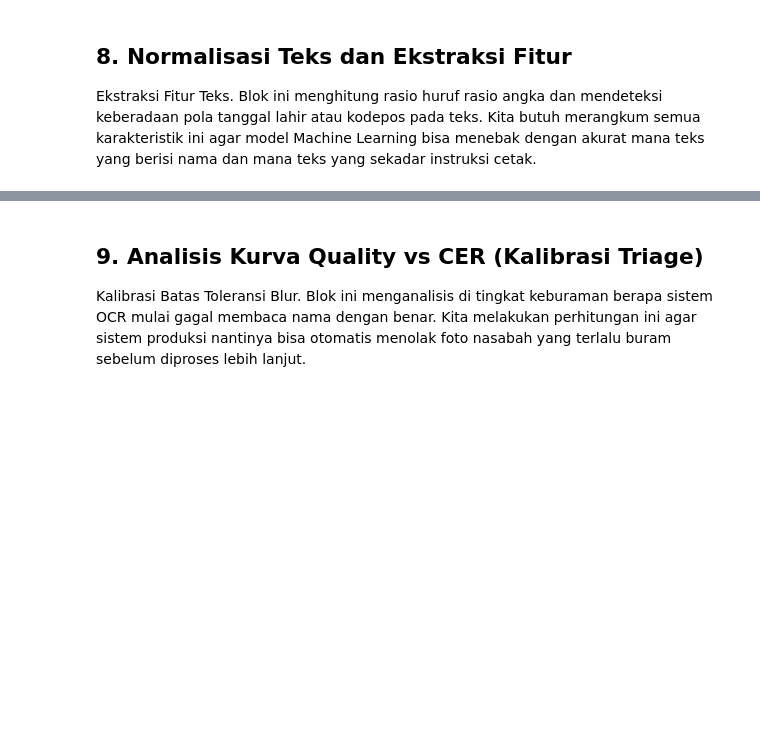
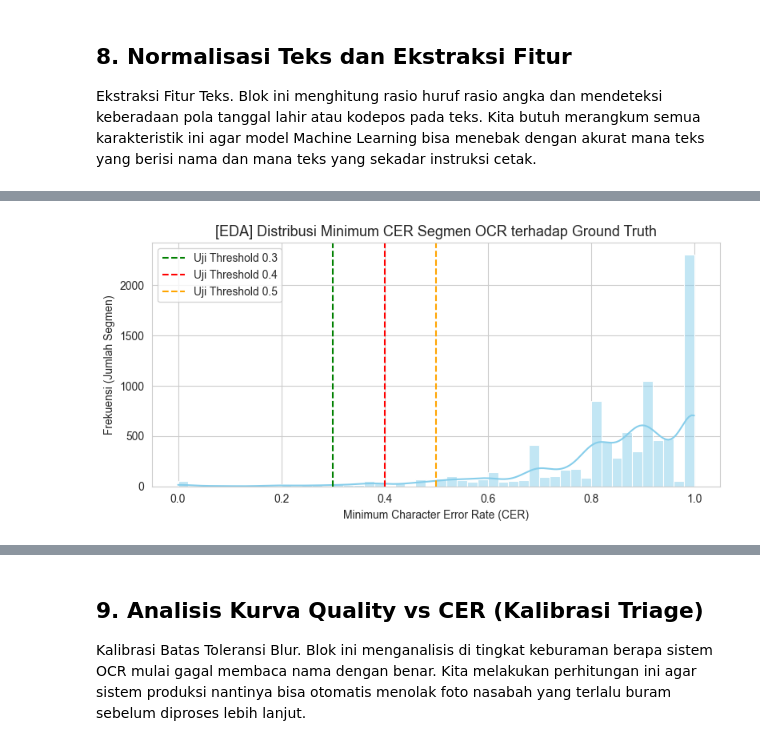
Before and after one commit to marimoria/IdentityCardOCR, a Jupyter notebook: 2_Feature_Engineering_Lib.ipynb, the cells around one changed output, grey strips where cells are left out. Drawn from its saved outputs; the diff is of its cells as text; code cells hidden in the pictures; blank space fills up the shorter version.

```diff
--- a/2_Feature_Engineering_Lib.ipynb
+++ b/2_Feature_Engineering_Lib.ipynb
@@ -414,9 +431,53 @@ def _has_bin(t):      return int(any(k in t.upper() for k in ['BIN ','BINTI ','A
 def _alpha_ratio(t):  return sum(c.isalpha() for c in str(t)) / max(len(str(t)), 1)
 def _digit_ratio(t):  return sum(c.isdigit() for c in str(t)) / max(len(str(t)), 1)
 
+print("Melakukan pre-pass untuk uji sensitivitas threshold CER...")
+
+cer_distributions = []
+
+for _, row in tqdm(master_df.iterrows(), total=len(master_df), desc="Scanning CER"):
+    fname = row['filename']
+    if fname not in raw_ocr_results:
+        continue
+
+    texts = raw_ocr_results[fname]['texts']
+    ref_addr = str(row['address']) if pd.notna(row['address']) else ''
+
+    for txt in texts:
+        cer_name = compute_cer(txt, str(row['name']))
+        cer_dob  = compute_cer(txt, str(row['birth_date']))
+        cer_addr = compute_cer(txt, ref_addr) if ref_addr else 1.0
+
+        # Simpan nilai jarak terdekat (min_cer) untuk setiap potongan teks
+        min_cer = min(cer_name, cer_dob, cer_addr)
+        cer_distributions.append(min_cer)
+
+df_cer_dist = pd.DataFrame({'min_cer': cer_distributions})
+
+test_thresholds = [0.3, 0.4, 0.5]
+print("\nProporsi segmen yang dipertahankan sebagai 'Signal' (Bukan 'Other'):")
+for t in test_thresholds:
+    signal_ratio = (df_cer_dist['min_cer'] < t).mean() * 100
+    print(f"Threshold {t:.1f} -> {signal_ratio:.2f}% segmen berhasil dilabeli")
+
+# Visualisasi Distribusi (Mencari titik lembah / valley)
+fig, ax = plt.subplots(figsize=(8, 4))
+sns.histplot(df_cer_dist['min_cer'], bins=50, kde=True, ax=ax, color='skyblue')
+for t, color in zip(test_thresholds, ['green', 'red', 'orange']):
+    ax.axvline(x=t, color=color, linestyle='--', label=f'Uji Threshold {t}')
+ax.set_title('[EDA] Distribusi Minimum CER Segmen OCR terhadap Ground Truth')
+ax.set_xlabel('Minimum Character Error Rate (CER)')
+ax.set_ylabel('Frekuensi (Jumlah Segmen)')
+ax.legend()
+plt.tight_layout()
+plt.show()
+
+VALIDATED_CER_THRESHOLD = 0.4
+
 segment_data = []
 
 print("Mengekstrak fitur teks...")
+
 for _, row in tqdm(master_df.iterrows(), total=len(master_df)):
     fname = row['filename']
     if fname not in raw_ocr_results:
@@ -430,8 +491,11 @@ for _, row in tqdm(master_df.iterrows(), total=len(master_df)):
     ref_addr   = str(row['address']) if pd.notna(row['address']) else ''
 
     for seg_idx, (txt, conf, box) in enumerate(zip(texts, scores, boxes)):
-        overlap_name = compute_token_overlap(txt, str(row['name']))
-        overlap_addr = compute_token_overlap(txt, ref_addr) if ref_addr else 0.0
+        cer_name = compute_cer(txt, str(row['name']))
+        cer_dob  = compute_cer(txt, str(row['birth_date']))
+        cer_addr = compute_cer(txt, ref_addr) if ref_addr else 1.0
+
+        min_cer = min(cer_name, cer_dob, cer_addr)
 
         # Tanggal lahir pada MyKad tergabung dalam NRIC (YYMMDD-PB-###X). Kita pakai fuzzy substring.
         overlap_dob = 0.0
@@ -448,23 +512,24 @@ for _, row in tqdm(master_df.iterrows(), total=len(master_df)):
         if compute_cer(txt, str(row['birth_date'])) < 0.3:
             overlap_dob = 1.0
 
-        max_overlap = max(overlap_name, overlap_dob, overlap_addr)
-        if max_overlap >= 0.4:
-            if max_overlap == overlap_dob:
-                label = 'birth_date'
-            elif max_overlap == overlap_name:
-                label = 'name'
-            else:
-                label = 'address'
+        if min_cer < VALIDATED_CER_THRESHOLD:
+            label = ('name' if min_cer == cer_name else 'birth_date' if min_cer == cer_dob else 'address')
         else:
             label = 'other'
 
-        pts       = np.array(box)
+        pts = np.array(box)
         img_h, img_w = 1000, 1000 # Dummy fallback
+        is_spatial_dummy = 1
         img_path = os.path.join(CROPPED_DIR, fname)
         if os.path.exists(img_path):
             shape = cv2.imread(img_path).shape
             img_h, img_w = shape[0], shape[1]
+            is_spatial_dummy = 0
+        else:
+            warnings.warn(
+                f"WARNING: Gambar crop {fname} hilang! "
+                "Menggunakan dimensi 1000x1000. Fitur spasial untuk dokumen ini tidak akurat."
+            )
 
         y_rel     = float(np.mean(pts[:, 1])) / max(img_h, 1)
         x_rel     = float(np.mean(pts[:, 0])) / max(img_w, 1)
@@ -477,6 +542,7 @@ for _, row in tqdm(master_df.iterrows(), total=len(master_df)):
             'y_rel':              y_rel,
             'x_rel':              x_rel,
             'width_rel':          width_rel,
+            'is_spatial_dummy':   is_spatial_dummy, # Perbaikan Bug #6
             'text_len':           len(txt),
             'word_count':         len(txt.split()),
             'alpha_ratio':        _alpha_ratio(txt),
@@ -490,6 +556,17 @@ for _, row in tqdm(master_df.iterrows(), total=len(master_df)):
             'line_rank':          rank_order.get(seg_idx, seg_idx),
             'label':              label,
             'box':                box,
+
+            # --- TRANSFORMASI FINAL (Bug #4 & #5) ---
+            # doc_origin_weak_label dihapus sepenuhnya untuk mencegah polusi target bias.
+            'has_mykad_keyword':     row.get('has_mykad_keyword', 0),
+            'has_ic_number_pattern': row.get('has_ic_number_pattern', 0),
+
+            # --- REVISI BUG #7: PEMELIHARAAN FITUR EFISIEN ---
+            # quality_pc1 diwariskan karena dibutuhkan oleh TRIAGE_FEATURES.
+            # quality_pc2 dihapus sepenuhnya karena merupakan dead code (tidak terpakai).
+            'quality_pc1': row.get('quality_pc1', 0.0),
+            'skew_angle':  row.get('skew_angle', 0.0)
         })
 
 df_segments = pd.DataFrame(segment_data)
@@ -497,0 +579 @@ Mengekstrak fitur teks...
+[figure, added]
```
Also changed, not shown: parts of 5 cells of this notebook.
